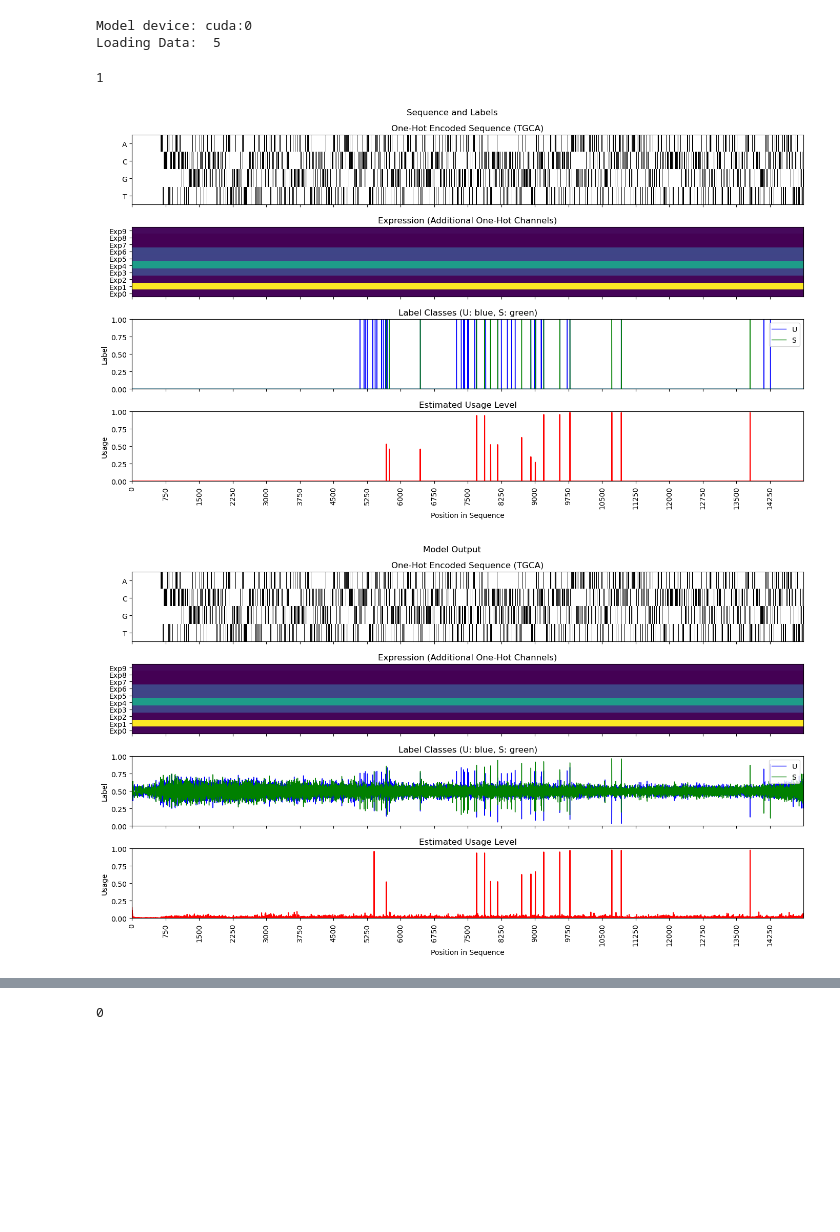
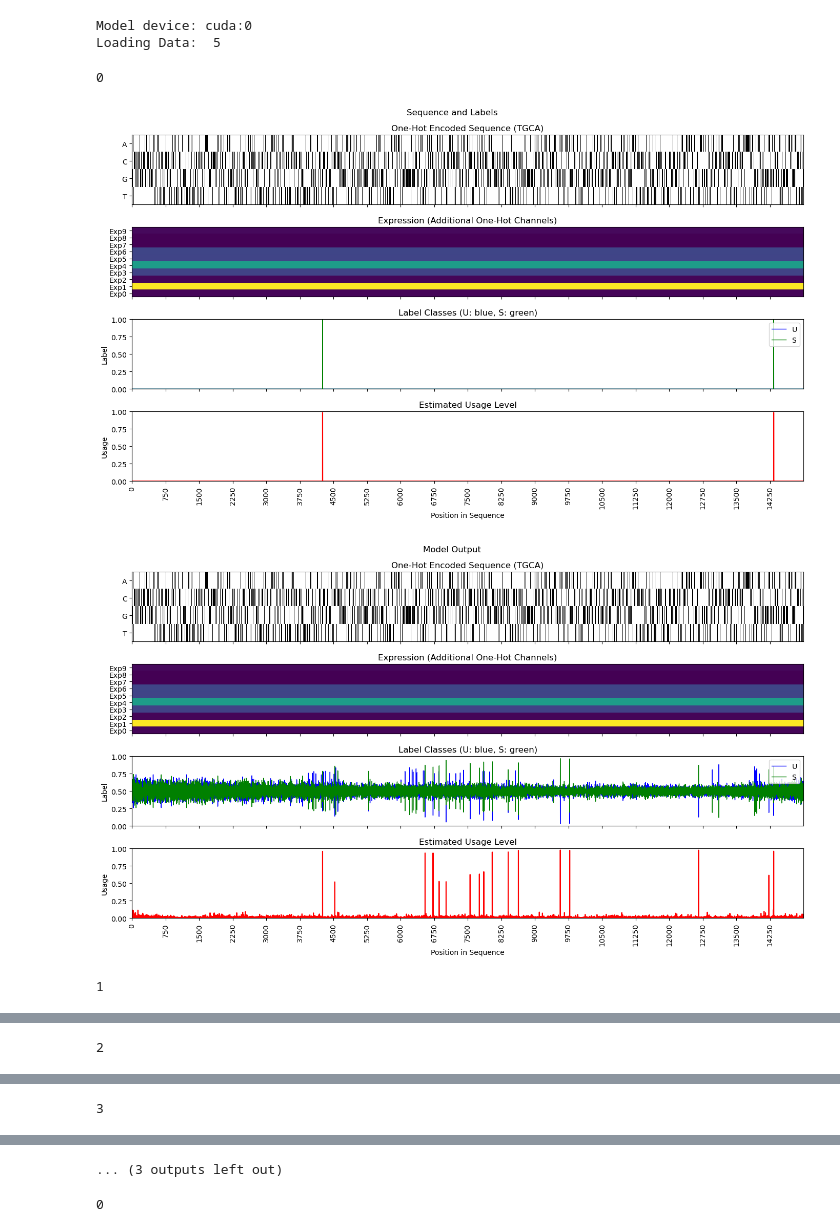
Before and after one commit to lux563624348/DL_RNA_Splicing, a Jupyter notebook: Benchmark_Model.ipynb, the cells around one changed output, grey strips where cells are left out. Drawn from its saved outputs; the diff is of its cells as text; code cells hidden in the pictures; blank space fills up the shorter version.

Commit message:
Benchmark plot update

```diff
--- a/Benchmark_Model.ipynb
+++ b/Benchmark_Model.ipynb
@@ -79,16 +79,17 @@ Loading Data:  5
 # %%
 cor_start = 0
 cor_end = 15000
 
-for i in range(1, 5, 1):
+for i in range(0, 5, 1):
     print (i)
     pad_zeros = torch.zeros_like(pred[i])
     plot_one_hot_and_labels_zoom(training_input[i], training_label[i],
                              zoom_start=cor_start, zoom_end=cor_end, title="Sequence and Labels")
     plot_one_hot_and_labels_zoom(training_input[i], pred[i],
                              zoom_start=cor_start, zoom_end=cor_end, title="Model Output")
-    break
+    #break
 # %% [output]
-1
+0
-[figure, old version]
+[figure, new version]
-[figure, old version]
+[figure, new version]
+1
@@ -94,0 +98 @@ for i in range(1, 5, 1):
+2
@@ -94,0 +101 @@ for i in range(1, 5, 1):
+3
@@ -95,3 +104,4 @@ for i in range(1, 5, 1):
+... (3 outputs left out)
 # %%
 #plot_one_hot_and_labels_zoom(training_input[order_select], training_label[order_select], zoom_start=cor_start, zoom_end=cor_end, title="Sequence and Labels")
 # %%
```
Also changed, not shown: parts of 1 cell of this notebook.
